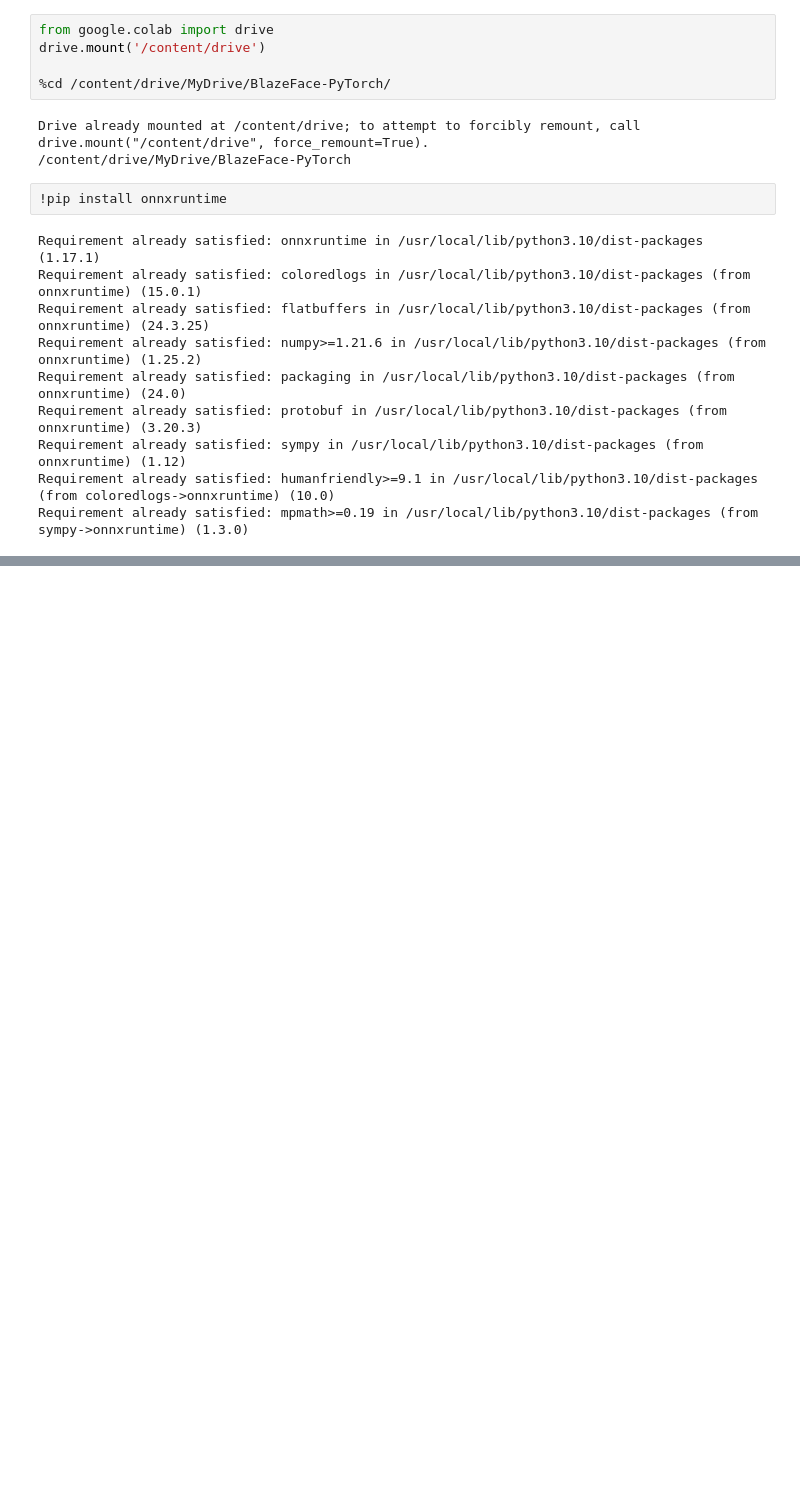
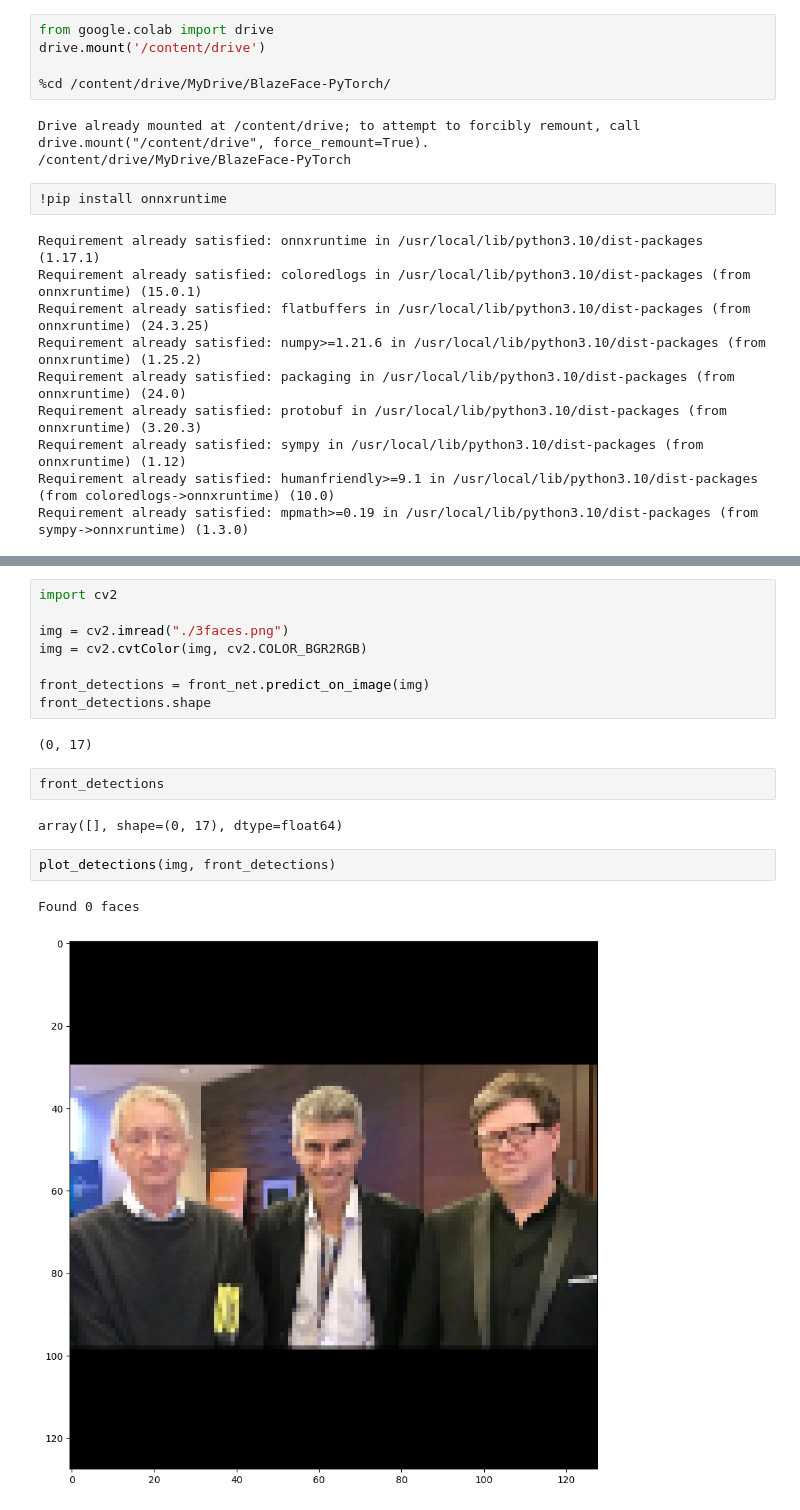
Before and after one commit to hasimoka/BlazeFace-PyTorch, a Jupyter notebook: InferenceONNXModel.ipynb, the cells around one changed output, grey strips where cells are left out. Cells and saved outputs as stored; diff of their text form; blank space fills up the shorter version.

```diff
--- a/InferenceONNXModel.ipynb
+++ b/InferenceONNXModel.ipynb
@@ -44,0 +111,19 @@ box_b.shape: (2, 4)
+# %%
+import cv2
+
+img = cv2.imread("./3faces.png")
+img = cv2.cvtColor(img, cv2.COLOR_BGR2RGB)
+
+front_detections = front_net.predict_on_image(img)
+front_detections.shape
+# %% [output]
+(0, 17)
+# %%
+front_detections
+# %% [output]
+array([], shape=(0, 17), dtype=float64)
+# %%
+plot_detections(img, front_detections)
+# %% [output]
+Found 0 faces
+[figure, added]
```
Also changed, not shown: parts of 13 cells of this notebook.
